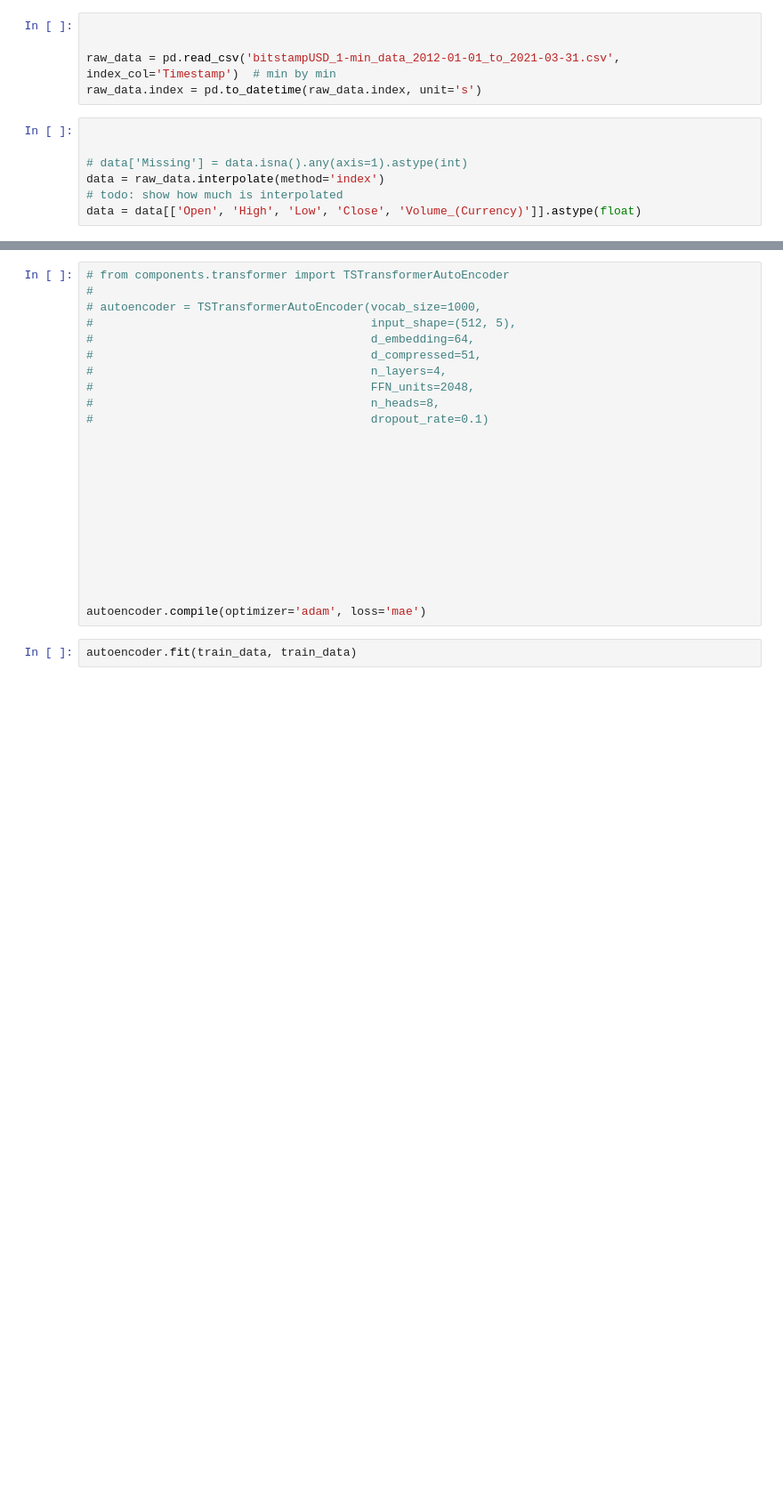
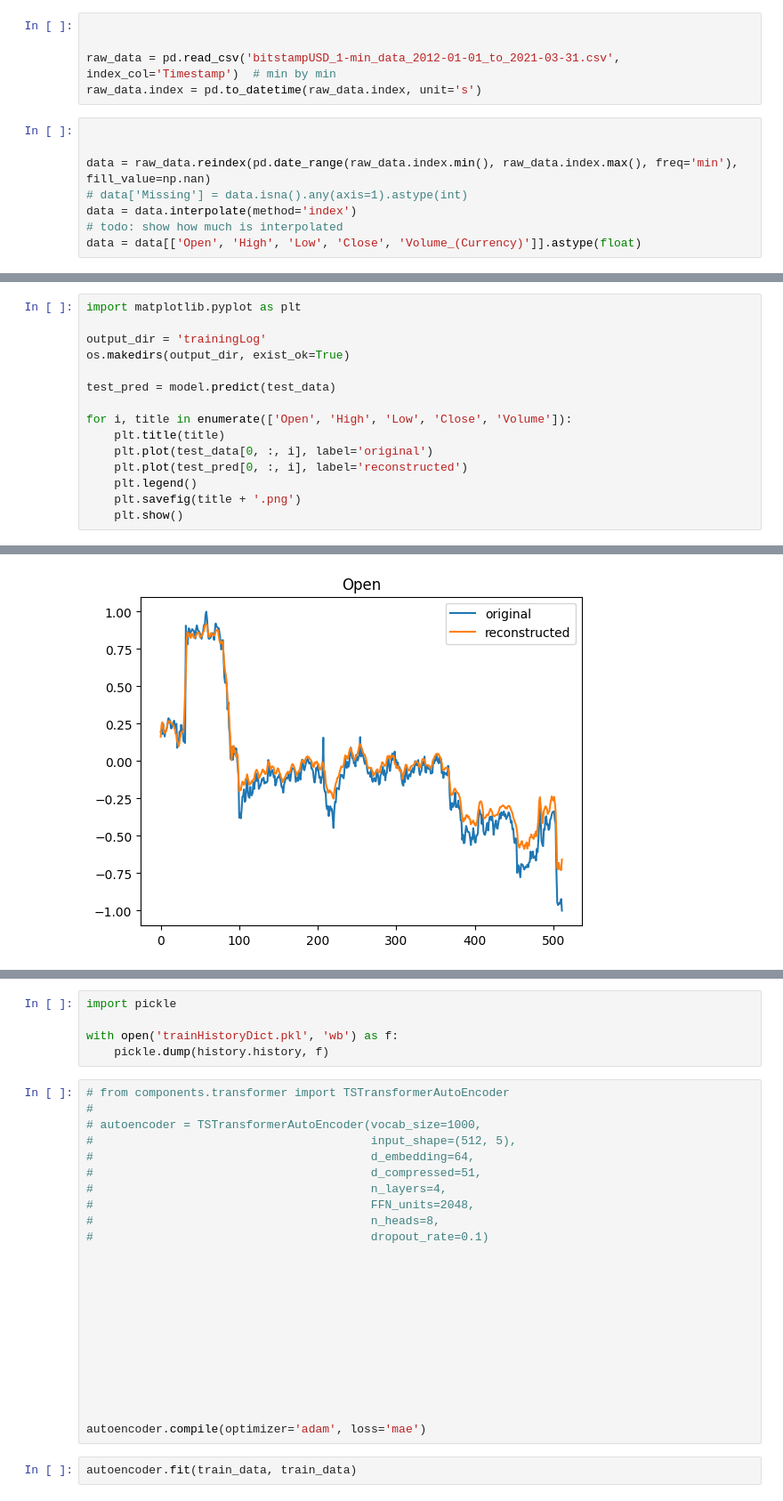
Before and after one commit to Meatssauce/tradngTools, a Jupyter notebook: scrap.ipynb, the cells around one changed output, grey strips where cells are left out. Shown at 89% size. Drawn from its saved outputs; the diff is of its cells as text; blank space fills up the shorter version.

Commit message:
finished writing, debugging and training of simple autoencoder

```diff
--- a/scrap.ipynb
+++ b/scrap.ipynb
@@ -80,7 +82,8 @@ raw_data.index = pd.to_datetime(raw_data.index, unit='s')
 # %%
 
 
+data = raw_data.reindex(pd.date_range(raw_data.index.min(), raw_data.index.max(), freq='min'), fill_value=np.nan)
 # data['Missing'] = data.isna().any(axis=1).astype(int)
-data = raw_data.interpolate(method='index')
+data = data.interpolate(method='index')
 # todo: show how much is interpolated
 data = data[['Open', 'High', 'Low', 'Close', 'Volume_(Currency)']].astype(float)
@@ -165,0 +193,16 @@ history = model.fit(
+# %%
+import matplotlib.pyplot as plt
+
+output_dir = 'trainingLog'
+os.makedirs(output_dir, exist_ok=True)
+
+test_pred = model.predict(test_data)
+
+for i, title in enumerate(['Open', 'High', 'Low', 'Close', 'Volume']):
+    plt.title(title)
+    plt.plot(test_data[0, :, i], label='original')
+    plt.plot(test_pred[0, :, i], label='reconstructed')
+    plt.legend()
+    plt.savefig(title + '.png')
+    plt.show()
+# %% [output]
@@ -165,0 +210 @@ history = model.fit(
+[figure, added]
@@ -166,3 +215,8 @@ history = model.fit(
+# %%
+import pickle
+
+with open('trainHistoryDict.pkl', 'wb') as f:
+    pickle.dump(history.history, f)
 # %%
 # from components.transformer import TSTransformerAutoEncoder
 #
```
Also changed, not shown: parts of 9 cells of this notebook, 1 other file.
